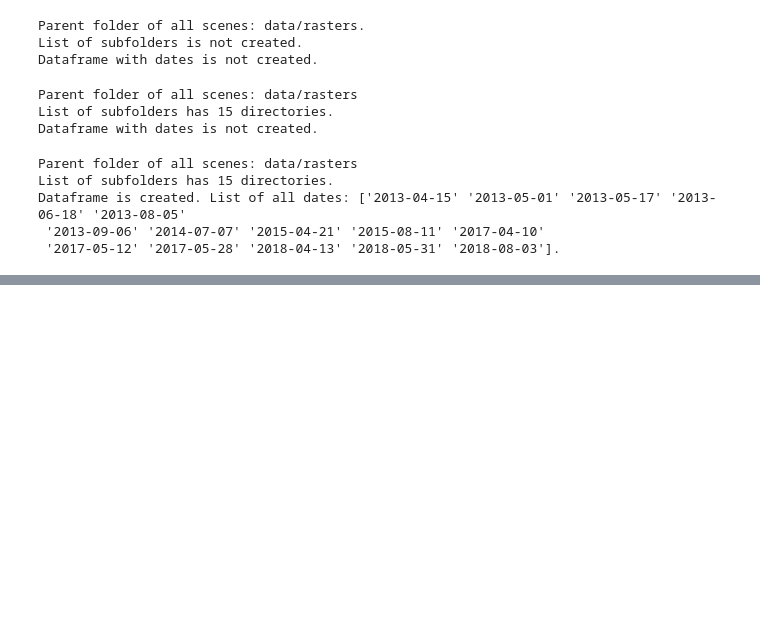
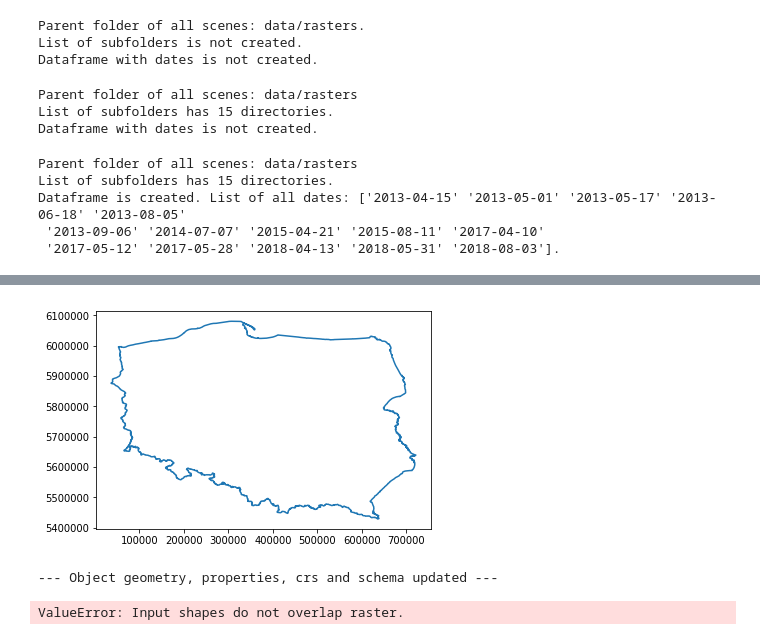
Before and after one commit to feleHaile/projections-clouds-and-Gdansk-Bay, a Jupyter notebook: example_solution.ipynb, the cells around one changed output, grey strips where cells are left out. Saved outputs shown, nothing was run; the diff lists cells and outputs as text; code cells hidden in the pictures; blank space fills up the shorter version.

```diff
--- a/example_solution.ipynb
+++ b/example_solution.ipynb
@@ -295,0 +321,10 @@ class VectorData:
+# %%
+# Change crs and projection to the epsg:32634 and save it to the new variable
+# Do not overwrite actual CRS
+# Show the new geometry
+
+epsg = 32634
+changed_crs = vector_poland.reproject_geometry(epsg, update=False)
+vector_poland.show_vector_data(changed_crs)
+# %% [output]
+[figure, added]
@@ -295,0 +349,15 @@ class VectorData:
+# %%
+# Now you have the epsg number and you know how to reproject vector geometry.
+# Now is the time to prepare area of interest for the further study. Read file
+# zatoka_gdanska.shp and prepare its geometry.
+# Do not reproject this file yet. Try to use function clip_area:
+# clip_area(vector_data.geometry, address_to_landsat_image, output_filename.tif)
+# Read the error returned by rasterio. It is important to understand these errors.
+
+filename = 'data/vector/zatoka_gdanska.shp'
+gdansk_bay = VectorData(filename)
+gdansk_bay.get_vector_data()
+clip_area(gdansk_bay.geometry, landsat_images[1], 'data/failed_test.tif')
+# %% [output]
+--- Object geometry, properties, crs and schema updated ---
+ValueError: Input shapes do not overlap raster.
```
Also changed, not shown: parts of 9 cells of this notebook.
